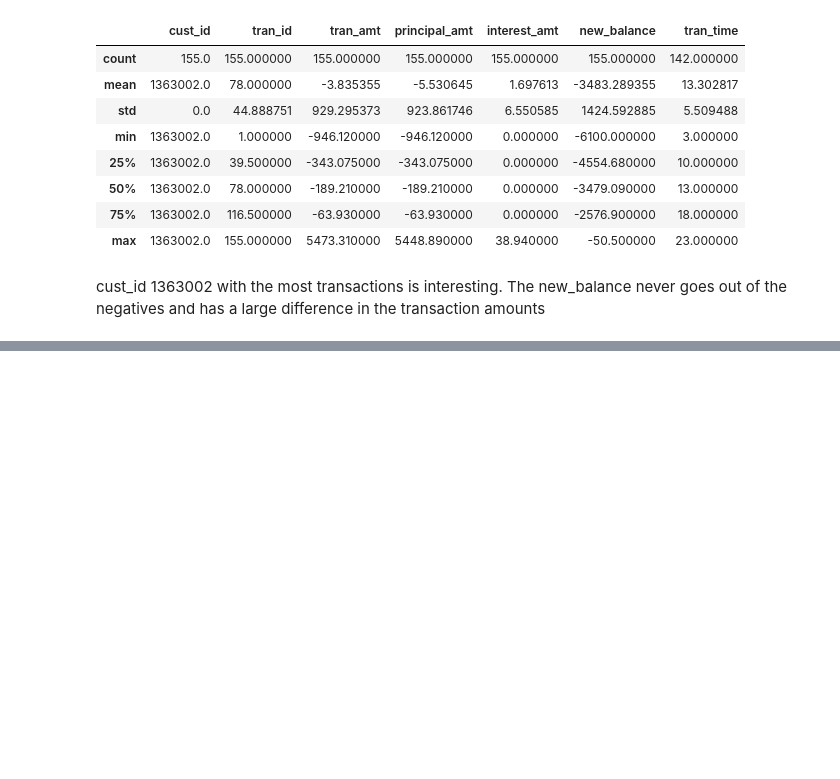
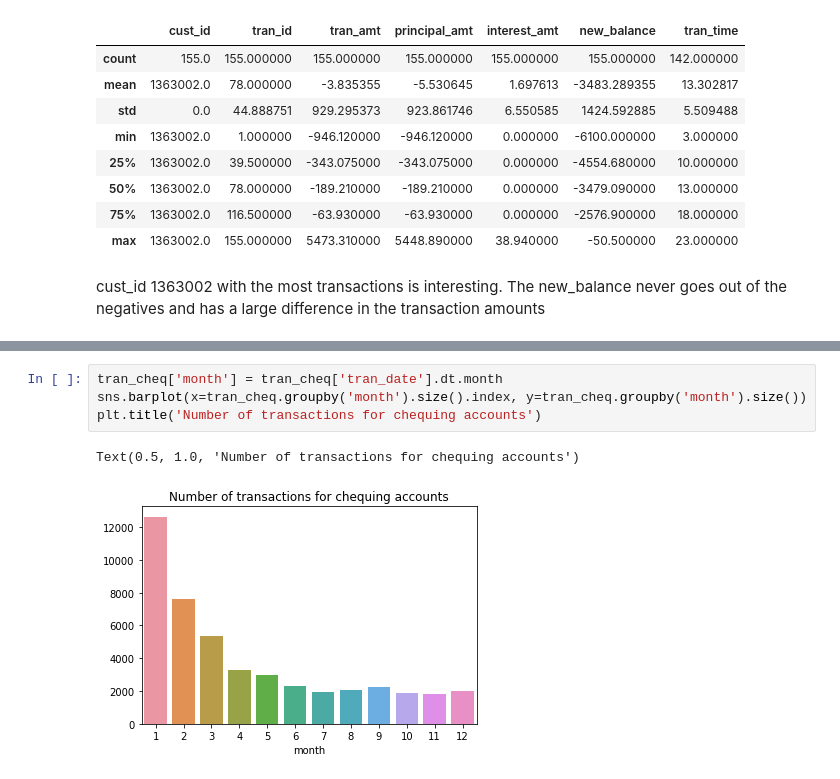
Before and after one commit to Malcolm-Q/mini-project-III, a Jupyter notebook: 2-EDA.ipynb, the cells around one changed output, grey strips where cells are left out. Cells and saved outputs as stored; diff of their text form; blank space fills up the shorter version.

```diff
--- a/2-EDA.ipynb
+++ b/2-EDA.ipynb
@@ -280,0 +298,7 @@ cust_id 1363002 with the most transactions is interesting. The new_balance never
+# %%
+tran_cheq['month'] = tran_cheq['tran_date'].dt.month
+sns.barplot(x=tran_cheq.groupby('month').size().index, y=tran_cheq.groupby('month').size())
+plt.title('Number of transactions for chequing accounts')
+# %% [output]
+Text(0.5, 1.0, 'Number of transactions for chequing accounts')
+[figure, added]
```
Also changed, not shown: parts of 27 cells of this notebook, 10 other files.
